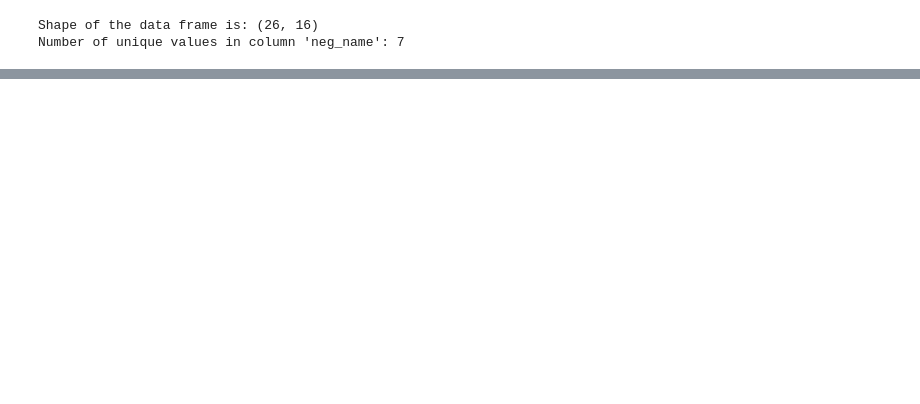
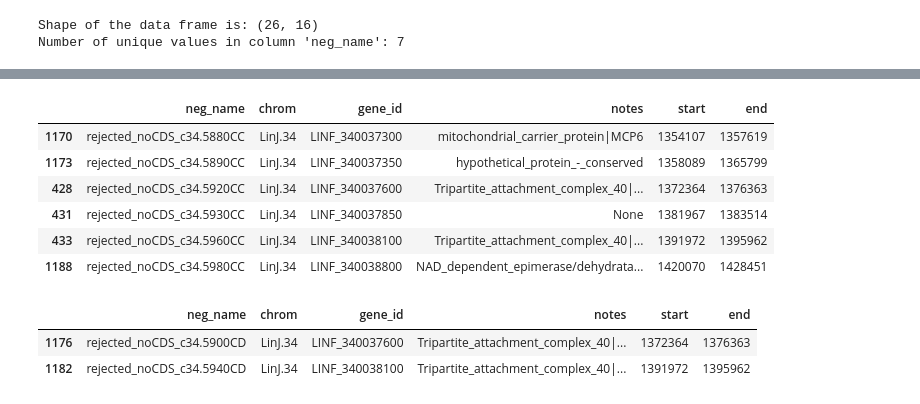
Before and after one commit to Viskuit/Test_BEDOPS, a Jupyter notebook: 25.Negative_analysis/1.NEGATIVE_location_Analysis.ipynb, the cells around one changed output, grey strips where cells are left out. Drawn from its saved outputs; the diff is of its cells as text; code cells hidden in the pictures; blank space fills up the shorter version.

```diff
--- a/25.Negative_analysis/1.NEGATIVE_location_Analysis.ipynb
+++ b/25.Negative_analysis/1.NEGATIVE_location_Analysis.ipynb
@@ -1333,0 +1412,24 @@ Number of unique values in column 'neg_name': 7
+# %%
+# Let's check families CC
+neg_to_filter.loc[
+    (neg_to_filter['neg_name'].str.contains(r'\d+CC$', na=False)) & (neg_to_filter['gene'] == True),
+    ['neg_name', 'chrom', 'gene_id', 'notes', 'start', 'end']
+]
+# %% [output]
+|  | neg_name | chrom | gene_id | notes | start | end |
+| 1170 | rejected_noCDS_c34.5880CC | LinJ.34 | LINF_340037300 | mitochondrial_carrier_protein|MCP6 | 1354107 | 1357619 |
+| 1173 | rejected_noCDS_c34.5890CC | LinJ.34 | LINF_340037350 | hypothetical_protein_-_conserved | 1358089 | 1365799 |
+| 428 | rejected_noCDS_c34.5920CC | LinJ.34 | LINF_340037600 | Tripartite_attachment_complex_40|... | 1372364 | 1376363 |
+| 431 | rejected_noCDS_c34.5930CC | LinJ.34 | LINF_340037850 | None | 1381967 | 1383514 |
+| 433 | rejected_noCDS_c34.5960CC | LinJ.34 | LINF_340038100 | Tripartite_attachment_complex_40|... | 1391972 | 1395962 |
+| 1188 | rejected_noCDS_c34.5980CC | LinJ.34 | LINF_340038800 | NAD_dependent_epimerase/dehydrata... | 1420070 | 1428451 |
+# %%
+# Let's check family CD
+neg_to_filter.loc[
+    (neg_to_filter['neg_name'].str.contains(r'\d+CD$', na=False)) & (neg_to_filter['gene'] == True),
+    ['neg_name', 'chrom', 'gene_id', 'notes', 'start', 'end']
+]
+# %% [output]
+|  | neg_name | chrom | gene_id | notes | start | end |
+| 1176 | rejected_noCDS_c34.5900CD | LinJ.34 | LINF_340037600 | Tripartite_attachment_complex_40|... | 1372364 | 1376363 |
+| 1182 | rejected_noCDS_c34.5940CD | LinJ.34 | LINF_340038100 | Tripartite_attachment_complex_40|... | 1391972 | 1395962 |
```
Also changed, not shown: parts of 9 cells of this notebook.
